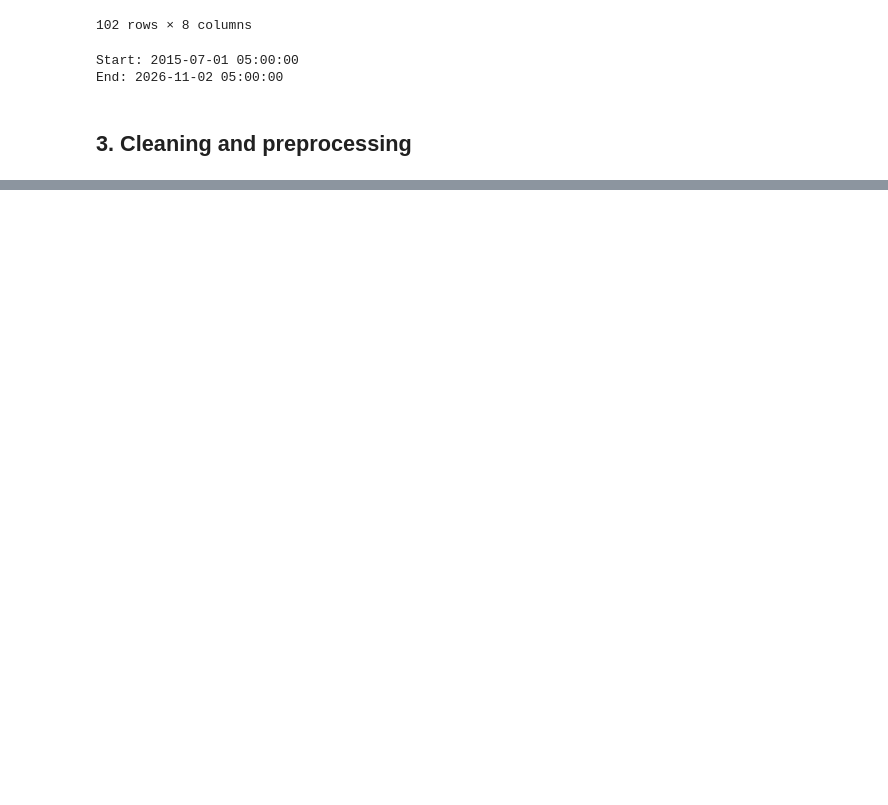
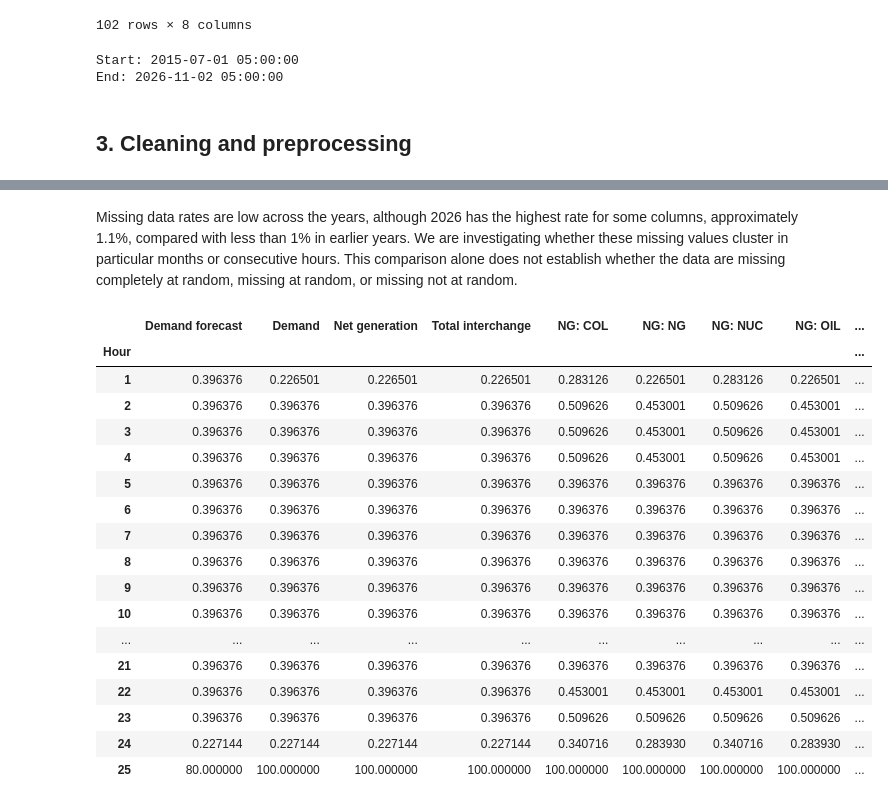
Before and after one commit to refreshminht/ac209a_low_carbon_computing, a Jupyter notebook: notebooks/01_data_cleaning.ipynb, the cells around one changed output, grey strips where cells are left out. Drawn from its saved outputs; the diff is of its cells as text; code cells hidden in the pictures; blank space fills up the shorter version.

```diff
--- a/notebooks/01_data_cleaning.ipynb
+++ b/notebooks/01_data_cleaning.ipynb
@@ -176,0 +234,31 @@ CO2 Emissions Intensity for Consumed Electricity
+# %% [markdown]
+Missing data rates are low across the years, although 2026 has the highest rate for some columns,  approximately 1.1%, compared with less than 1% in earlier years. We are investigating whether these missing values cluster in particular months or consecutive hours. This comparison alone does not establish whether the data are missing completely at random, missing at random, or missing not at random.
+# %%
+#keep only columns with missing values, excluding the grouping column
+missing_cols = [
+    col for col in pjm_selected.columns
+    if col != "Hour" and pjm_selected[col].isna().any()]
+
+# Percent missing in each column, grouped by hour of day
+missing_by_hour = (pjm_selected[missing_cols].isna().groupby(pjm_selected["Hour"]).mean() * 100)
+
+display(missing_by_hour)
+# %% [output]
+|  | Demand forecast | Demand | Net generation | Total interchange | NG: COL | NG: NG | NG: NUC | NG: OIL | ... |
+| Hour |  |  |  |  |  |  |  |  | ... |
+| 1 | 0.396376 | 0.226501 | 0.226501 | 0.226501 | 0.283126 | 0.226501 | 0.283126 | 0.226501 | ... |
+| 2 | 0.396376 | 0.396376 | 0.396376 | 0.396376 | 0.509626 | 0.453001 | 0.509626 | 0.453001 | ... |
+| 3 | 0.396376 | 0.396376 | 0.396376 | 0.396376 | 0.509626 | 0.453001 | 0.509626 | 0.453001 | ... |
+| 4 | 0.396376 | 0.396376 | 0.396376 | 0.396376 | 0.509626 | 0.453001 | 0.509626 | 0.453001 | ... |
+| 5 | 0.396376 | 0.396376 | 0.396376 | 0.396376 | 0.396376 | 0.396376 | 0.396376 | 0.396376 | ... |
+| 6 | 0.396376 | 0.396376 | 0.396376 | 0.396376 | 0.396376 | 0.396376 | 0.396376 | 0.396376 | ... |
+| 7 | 0.396376 | 0.396376 | 0.396376 | 0.396376 | 0.396376 | 0.396376 | 0.396376 | 0.396376 | ... |
+| 8 | 0.396376 | 0.396376 | 0.396376 | 0.396376 | 0.396376 | 0.396376 | 0.396376 | 0.396376 | ... |
+| 9 | 0.396376 | 0.396376 | 0.396376 | 0.396376 | 0.396376 | 0.396376 | 0.396376 | 0.396376 | ... |
+| 10 | 0.396376 | 0.396376 | 0.396376 | 0.396376 | 0.396376 | 0.396376 | 0.396376 | 0.396376 | ... |
+| ... | ... | ... | ... | ... | ... | ... | ... | ... | ... |
+| 21 | 0.396376 | 0.396376 | 0.396376 | 0.396376 | 0.396376 | 0.396376 | 0.396376 | 0.396376 | ... |
+| 22 | 0.396376 | 0.396376 | 0.396376 | 0.396376 | 0.453001 | 0.453001 | 0.453001 | 0.453001 | ... |
+| 23 | 0.396376 | 0.396376 | 0.396376 | 0.396376 | 0.509626 | 0.509626 | 0.509626 | 0.509626 | ... |
+| 24 | 0.227144 | 0.227144 | 0.227144 | 0.227144 | 0.340716 | 0.283930 | 0.340716 | 0.283930 | ... |
+| 25 | 80.000000 | 100.000000 | 100.000000 | 100.000000 | 100.000000 | 100.000000 | 100.000000 | 100.000000 | ... |
```
Also changed, not shown: parts of 19 cells of this notebook.
